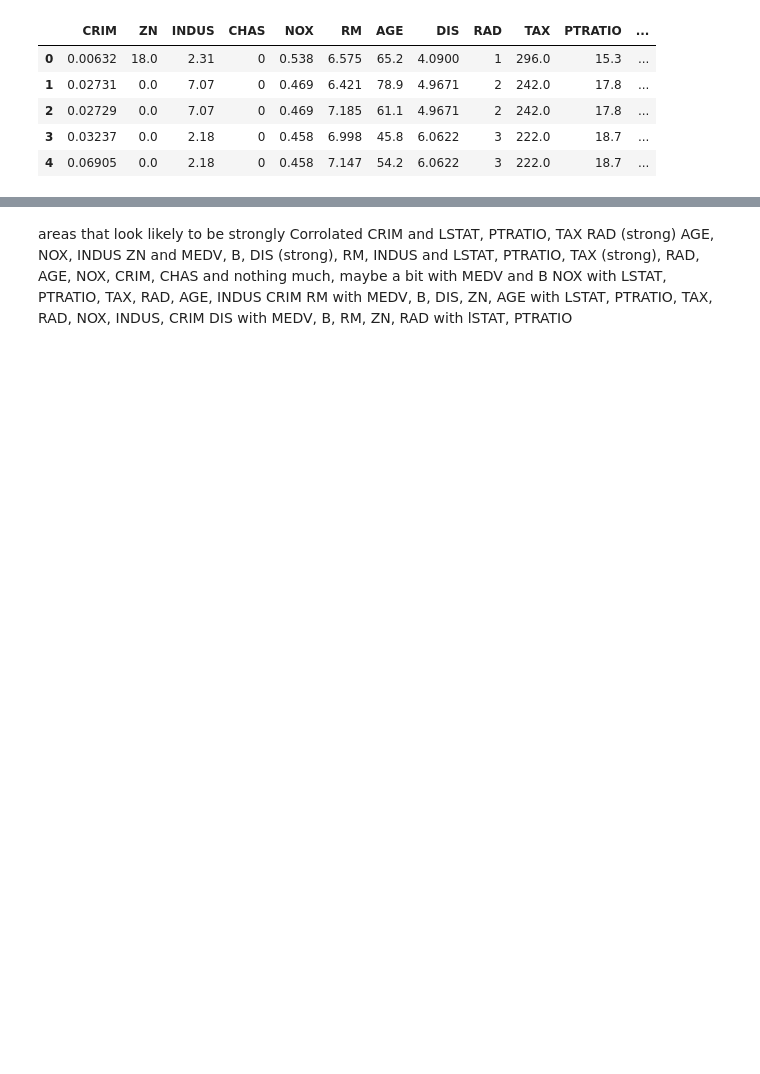
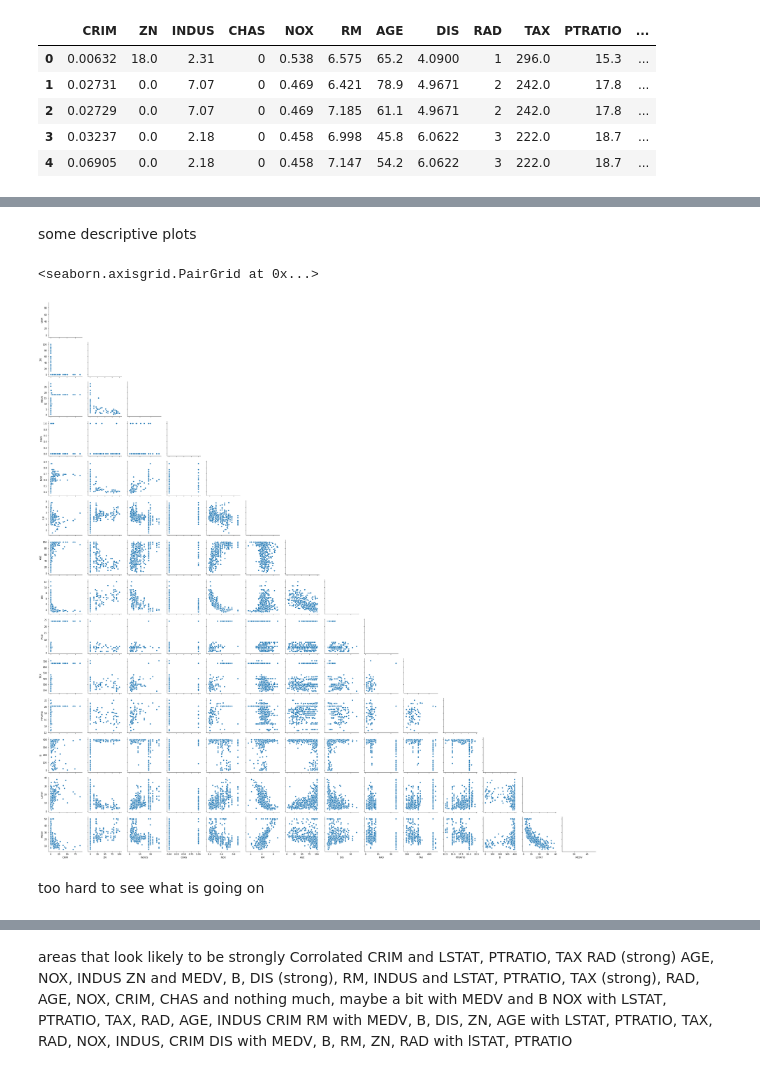
Before and after one commit to Osheah/boston-house-prices, a Jupyter notebook: boston-house-prices.ipynb, the cells around one changed output, grey strips where cells are left out. Drawn from its saved outputs; the diff is of its cells as text; code cells hidden in the pictures; blank space fills up the shorter version.

Commit message:
added some varible info and plots

```diff
--- a/boston-house-prices.ipynb
+++ b/boston-house-prices.ipynb
@@ -286,0 +498,15 @@ df.head()
+# %% [markdown]
+some descriptive plots
+# %%
+def hide_current_axis(*args, **kwds):
+    plt.gca().set_visible(False)
+
+g = sns.pairplot(df)
+g.map_upper(hide_current_axis)
+g.map_diag(hide_current_axis)
+# taken from  https://stackoverflow.com/questions/34087126/plot-lower-triangle-in-a-seaborn-pairgrid
+# %% [output]
+<seaborn.axisgrid.PairGrid at 0x...>
+[figure, added]
+# %% [markdown]
+too hard to see what is going on
```
Also changed, not shown: parts of 87 cells of this notebook.
